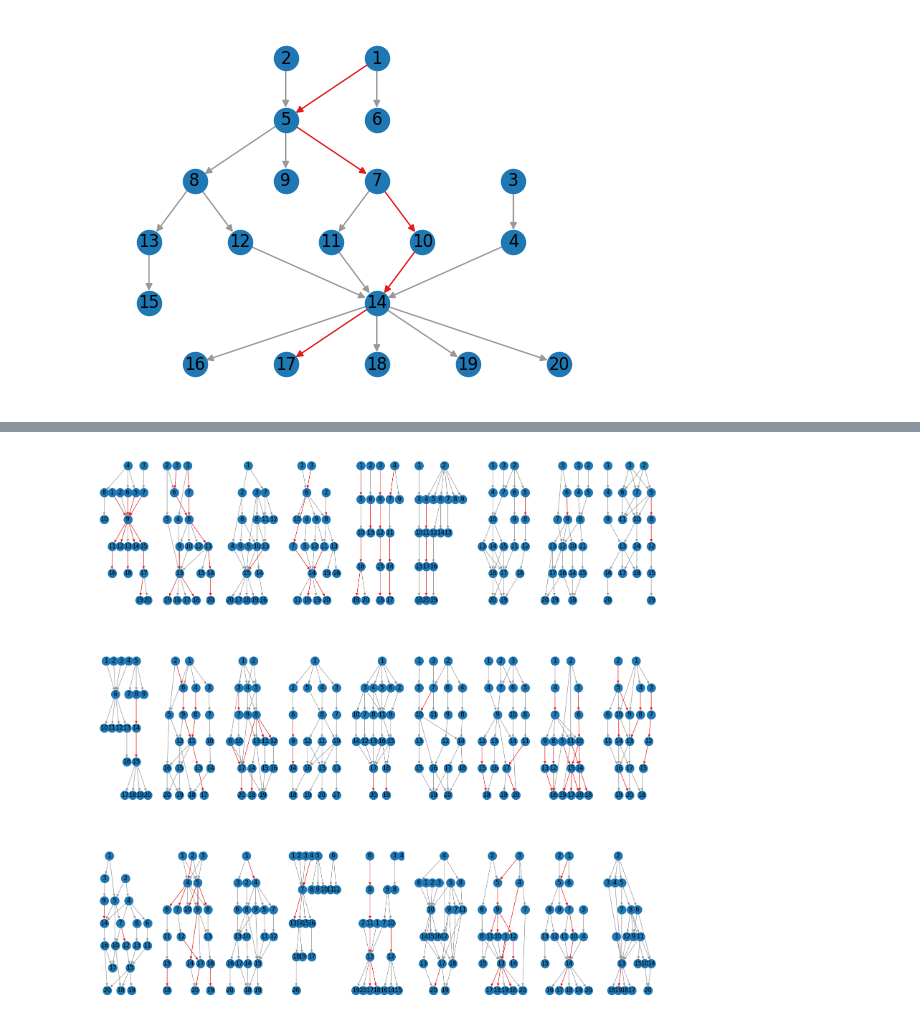
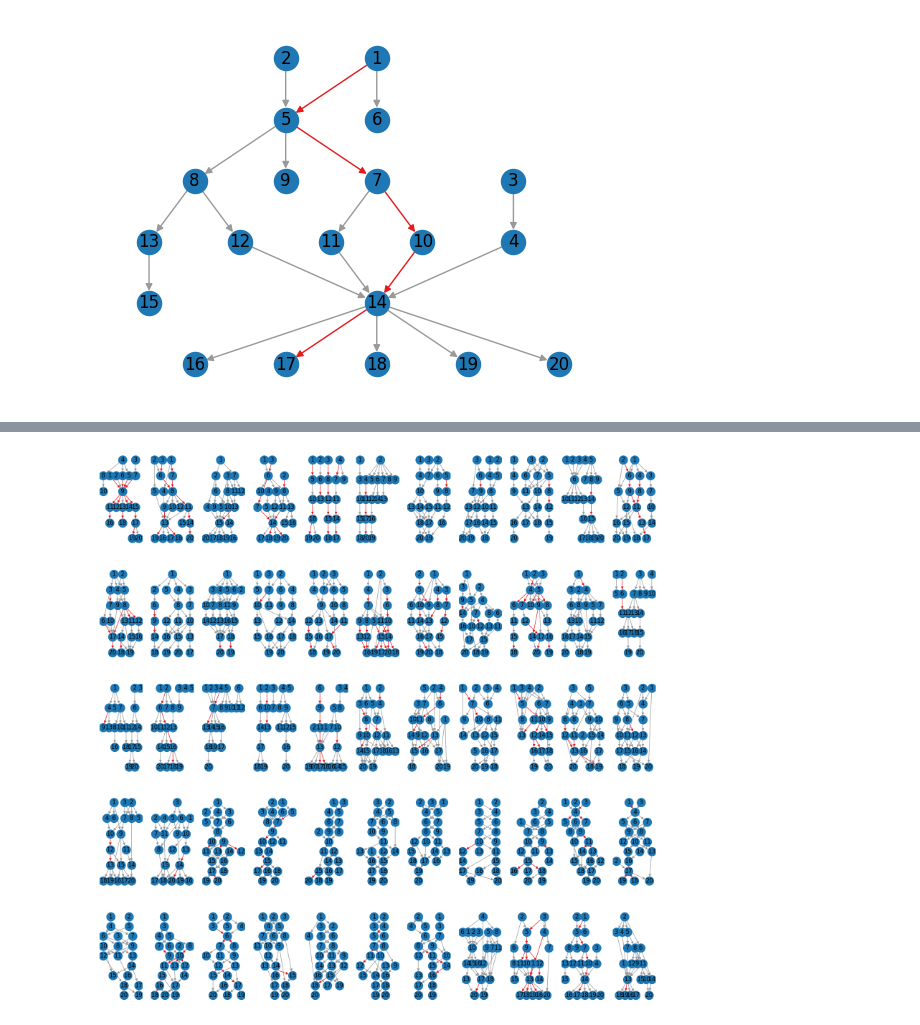
Before and after one commit to JosephThompson607/DADA, a Jupyter notebook: SALBP_solve.ipynb, the cells around one changed output, grey strips where cells are left out. Cells and saved outputs as stored; diff of their text form; code cells hidden in the pictures.

```diff
--- a/SALBP_solve.ipynb
+++ b/SALBP_solve.ipynb
@@ -214 +220,7 @@ cpu: 0.01
+# %%
+res_1 = pd.read_csv("task_20_bin_lb.csv")
+res_2 = pd.read_csv("tasks20_2.csv")
+res_3 = pd.read_csv("tasks20_3.csv")
+
+results_df = pd.concat([res_1, res_2, res_3])
 # %%
@@ -481,13 +497,13 @@ array(['instance_n=20_101', 'instance_n=20_102', 'instance_n=20_103',
 # %%
 #creates a plot of the 27 graphs of interest
-fig, axs = plt.subplots(3, 9, figsize=(20, 20))
+fig, axs = plt.subplots(5, 11, figsize=(20, 20))
 axs = axs.ravel()
 for idx, i in enumerate(interesting_instances['instance:'].values):
-    test_salb = parse_alb(f"/Users/letshopethisworks2/Documents/phd_paper_material/MMABPWW/SALBP_benchmark/small data set_n=20/{i}.alb")
+    test_salb = parse_alb(f"/Users/letshopethisworks2/Documents/phd_paper_material/MALBP_instance_generation/SALBP_benchmark/small data set_n=20/{i}.alb")
     #test_g = plot_salbp_edge_removal_graph(test_salb, f"instance_n=20_{i}", results_df)
     test_g = draw_graph_with_discrete_legend(test_salb, results_df, i, ax=axs[idx])
     #adds test_g to the axs
 
 plt.show()
 # %% [output]
-[figure, old version]
+[figure, new version]
```
Also changed, not shown: parts of 17 cells of this notebook.
